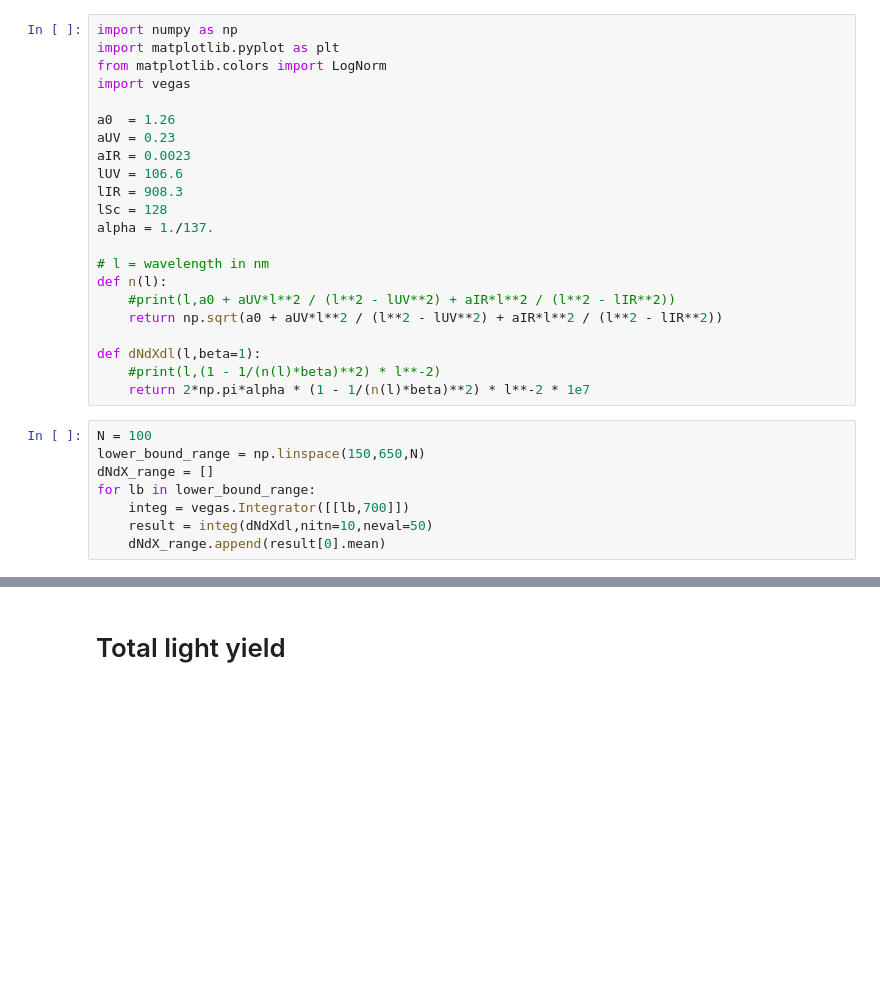
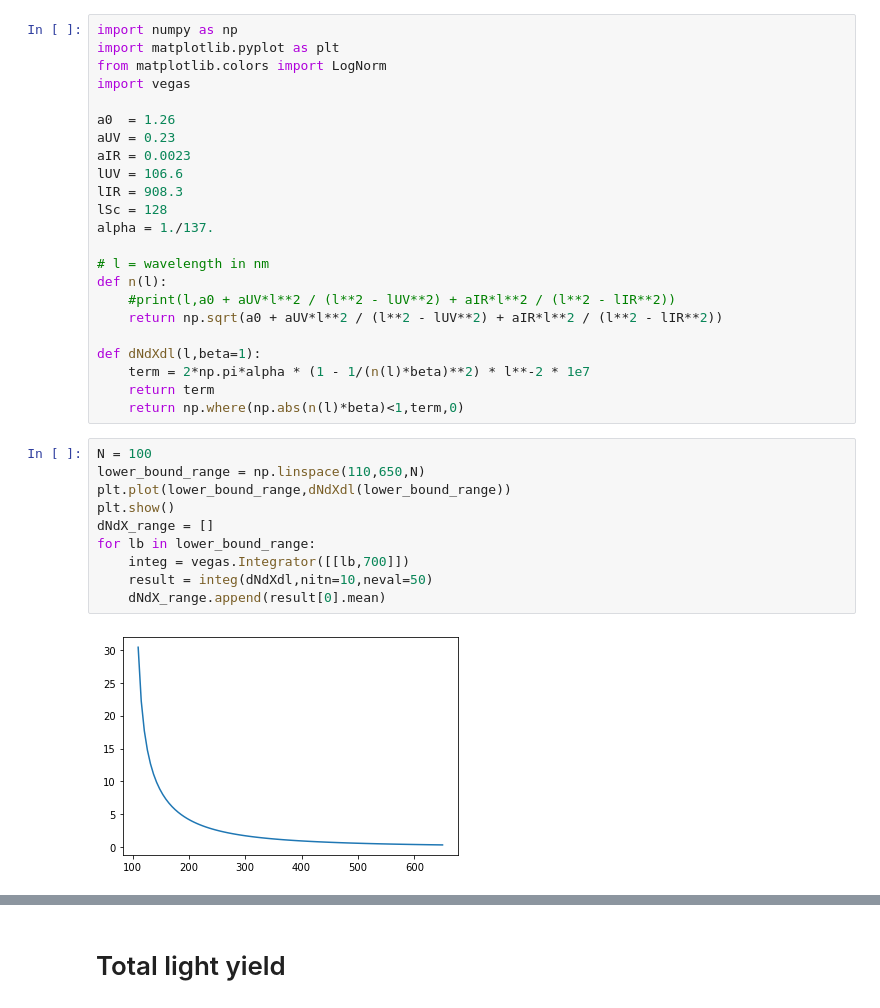
Before and after one commit to nickkamp1/CCM_CherenkovLight, a Jupyter notebook: CherenkovLightYield.ipynb, the cells around one changed output, grey strips where cells are left out. Saved outputs shown, nothing was run; the diff lists cells and outputs as text; blank space fills up the shorter version.

```diff
--- a/CherenkovLightYield.ipynb
+++ b/CherenkovLightYield.ipynb
@@ -18,16 +18,21 @@ def n(l):
     return np.sqrt(a0 + aUV*l**2 / (l**2 - lUV**2) + aIR*l**2 / (l**2 - lIR**2))
 
 def dNdXdl(l,beta=1):
-    #print(l,(1 - 1/(n(l)*beta)**2) * l**-2)
-    return 2*np.pi*alpha * (1 - 1/(n(l)*beta)**2) * l**-2 * 1e7
+    term = 2*np.pi*alpha * (1 - 1/(n(l)*beta)**2) * l**-2 * 1e7
+    return term
+    return np.where(np.abs(n(l)*beta)<1,term,0)
 # %%
 N = 100
-lower_bound_range = np.linspace(150,650,N)
+lower_bound_range = np.linspace(110,650,N)
+plt.plot(lower_bound_range,dNdXdl(lower_bound_range))
+plt.show()
 dNdX_range = []
 for lb in lower_bound_range:
     integ = vegas.Integrator([[lb,700]])
     result = integ(dNdXdl,nitn=10,neval=50)
     dNdX_range.append(result[0].mean)
+# %% [output]
+[figure, added]
 # %%
 plt.plot(lower_bound_range,dNdX_range)
 
```
Also changed, not shown: parts of 6 cells of this notebook, 9 other files.
